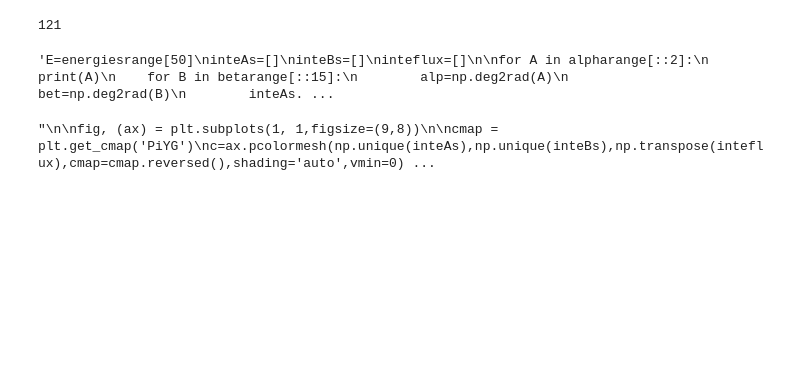
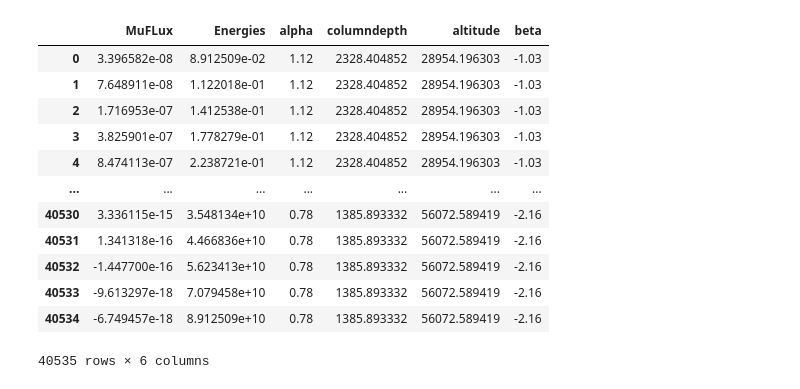
Before and after one commit to LeslieRogers/MuonPredictions, a Jupyter notebook: MCeQfluxplots.ipynb, the cells around one changed output. Cells and saved outputs as stored; diff of their text form; code cells hidden in the pictures; blank space fills up the shorter version.

```diff
--- a/MCeQfluxplots.ipynb
+++ b/MCeQfluxplots.ipynb
@@ -62,59 +32,0 @@ mussimData=mussimData.rename(columns={"theta": "alpha", "phis":  "beta"})
-# %%
-energiesrange=mussimData.Energies.unique()
-energiesrange.sort
-len(energiesrange)
-# %% [output]
-121
-# %%
-'''E=energiesrange[50]
-inteAs=[]
-inteBs=[]
-inteflux=[]
-
-for A in alpharange[::2]:
-    print(A)
-    for B in betarange[::15]:
-        alp=np.deg2rad(A)
-        bet=np.deg2rad(B)
-        inteAs.append(np.cos(alp))
-        inteBs.append(bet)
-
-        FLUX=mussimData[(mussimData.alpha==A)&(mussimData.beta==B)&(mussimData.Energies==E)].MuFLux.iloc[0]
-        inteflux.append(FLUX)
-
-
-inteflux = np.array(inteflux)
-inteflux=inteflux.reshape(len(np.unique(inteAs)), len(np.unique(inteBs)))
-
-
-        '''
-# %% [output]
-'E=energiesrange[50]\ninteAs=[]\ninteBs=[]\ninteflux=[]\n\nfor A in alpharange[::2]:\n    print(A)\n    for B in betarange[::15]:\n        alp=np.deg2rad(A)\n        bet=np.deg2rad(B)\n        inteAs. ...
-# %%
-'''
-
-fig, (ax) = plt.subplots(1, 1,figsize=(9,8))
-
-cmap = plt.get_cmap('PiYG')
-c=ax.pcolormesh(np.unique(inteAs),np.unique(inteBs),np.transpose(inteflux),cmap=cmap.reversed(),shading='auto',vmin=0)
-
-
-
-clb=fig.colorbar(c, ax=ax)
-clb.ax.tick_params(labelsize=18)
-
-clb.ax.set_ylabel('MuonFlux'+ r'$(E/ {GeV})^3\,\Phi (GeV cm^{-2}\,$s$^{-1}$) (GeV)', rotation=270,fontsize=18, labelpad=15)
-
-plt.yticks(fontsize=18)
-plt.xticks(fontsize=18)
-
-plt.ylim(-np.pi,np.pi)
-plt.xlim(0,1)
-
-plt.ylabel('Azimuth',fontsize=18)
-plt.xlabel('cos(zenith)',fontsize=18)
-plt.tight_layout()
-#plt.savefig('efficiency.png',dpi=250,bbox_inches='tight')
-plt.show()'''
-# %% [output]
-"\n\nfig, (ax) = plt.subplots(1, 1,figsize=(9,8))\n\ncmap = plt.get_cmap('PiYG')\nc=ax.pcolormesh(np.unique(inteAs),np.unique(inteBs),np.transpose(inteflux),cmap=cmap.reversed(),shading='auto',vmin=0) ...
@@ -122,0 +35,16 @@ listofpoints_alpha,listofpoints_beta=np.meshgrid(alphas, betas)
+# %%
+mussimData
+# %% [output]
+|  | MuFLux | Energies | alpha | columndepth | altitude | beta |
+| 0 | 3.396582e-08 | 8.912509e-02 | 1.12 | 2328.404852 | 28954.196303 | -1.03 |
+| 1 | 7.648911e-08 | 1.122018e-01 | 1.12 | 2328.404852 | 28954.196303 | -1.03 |
+| 2 | 1.716953e-07 | 1.412538e-01 | 1.12 | 2328.404852 | 28954.196303 | -1.03 |
+| 3 | 3.825901e-07 | 1.778279e-01 | 1.12 | 2328.404852 | 28954.196303 | -1.03 |
+| 4 | 8.474113e-07 | 2.238721e-01 | 1.12 | 2328.404852 | 28954.196303 | -1.03 |
+| ... | ... | ... | ... | ... | ... | ... |
+| 40530 | 3.336115e-15 | 3.548134e+10 | 0.78 | 1385.893332 | 56072.589419 | -2.16 |
+| 40531 | 1.341318e-16 | 4.466836e+10 | 0.78 | 1385.893332 | 56072.589419 | -2.16 |
+| 40532 | -1.447700e-16 | 5.623413e+10 | 0.78 | 1385.893332 | 56072.589419 | -2.16 |
+| 40533 | -9.613297e-18 | 7.079458e+10 | 0.78 | 1385.893332 | 56072.589419 | -2.16 |
+| 40534 | -6.749457e-18 | 8.912509e+10 | 0.78 | 1385.893332 | 56072.589419 | -2.16 |
+40535 rows × 6 columns
```
Also changed, not shown: parts of 23 cells of this notebook.
